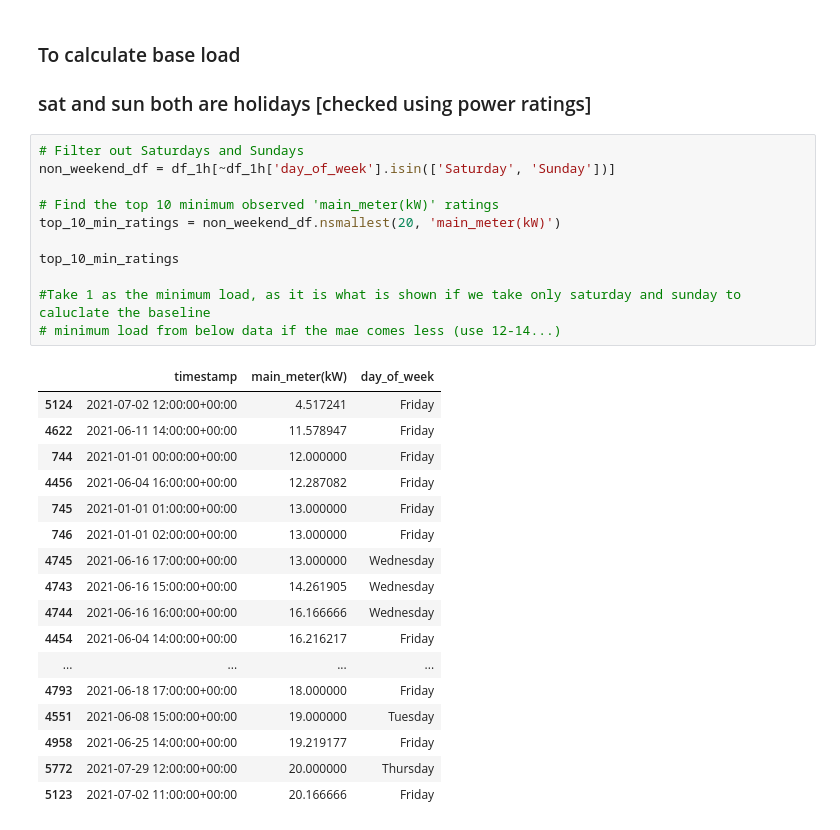
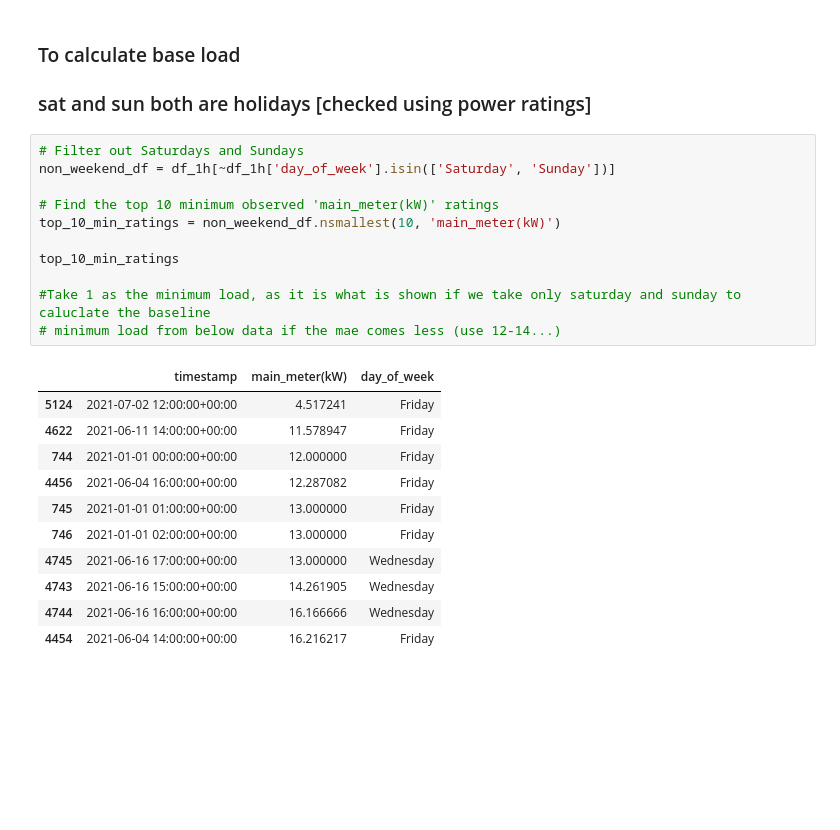
Before and after one commit to tenseisoham/payday, a Jupyter notebook: code/eda_den_L03_B02.ipynb, the cells around one changed output. Saved outputs shown, nothing was run; the diff lists cells and outputs as text; blank space fills up the shorter version.

```diff
--- a/code/eda_den_L03_B02.ipynb
+++ b/code/eda_den_L03_B02.ipynb
@@ -206,29 +208,23 @@ plt.show()
 # %%
 # Filter out Saturdays and Sundays
 non_weekend_df = df_1h[~df_1h['day_of_week'].isin(['Saturday', 'Sunday'])]
 
 # Find the top 10 minimum observed 'main_meter(kW)' ratings
-top_10_min_ratings = non_weekend_df.nsmallest(20, 'main_meter(kW)')
+top_10_min_ratings = non_weekend_df.nsmallest(10, 'main_meter(kW)')
 
 top_10_min_ratings
 
 #Take 1 as the minimum load, as it is what is shown if we take only saturday and sunday to caluclate the baseline
 # minimum load from below data if the mae comes less (use 12-14...)
 # %% [output]
 |  | timestamp | main_meter(kW) | day_of_week |
 | 5124 | 2021-07-02 12:00:00+00:00 | 4.517241 | Friday |
 | 4622 | 2021-06-11 14:00:00+00:00 | 11.578947 | Friday |
 | 744 | 2021-01-01 00:00:00+00:00 | 12.000000 | Friday |
 | 4456 | 2021-06-04 16:00:00+00:00 | 12.287082 | Friday |
 | 745 | 2021-01-01 01:00:00+00:00 | 13.000000 | Friday |
 | 746 | 2021-01-01 02:00:00+00:00 | 13.000000 | Friday |
 | 4745 | 2021-06-16 17:00:00+00:00 | 13.000000 | Wednesday |
 | 4743 | 2021-06-16 15:00:00+00:00 | 14.261905 | Wednesday |
 | 4744 | 2021-06-16 16:00:00+00:00 | 16.166666 | Wednesday |
 | 4454 | 2021-06-04 14:00:00+00:00 | 16.216217 | Friday |
-| ... | ... | ... | ... |
-| 4793 | 2021-06-18 17:00:00+00:00 | 18.000000 | Friday |
-| 4551 | 2021-06-08 15:00:00+00:00 | 19.000000 | Tuesday |
-| 4958 | 2021-06-25 14:00:00+00:00 | 19.219177 | Friday |
-| 5772 | 2021-07-29 12:00:00+00:00 | 20.000000 | Thursday |
-| 5123 | 2021-07-02 11:00:00+00:00 | 20.166666 | Friday |
```
Also changed, not shown: parts of 8 cells of this notebook, 2 other files.
